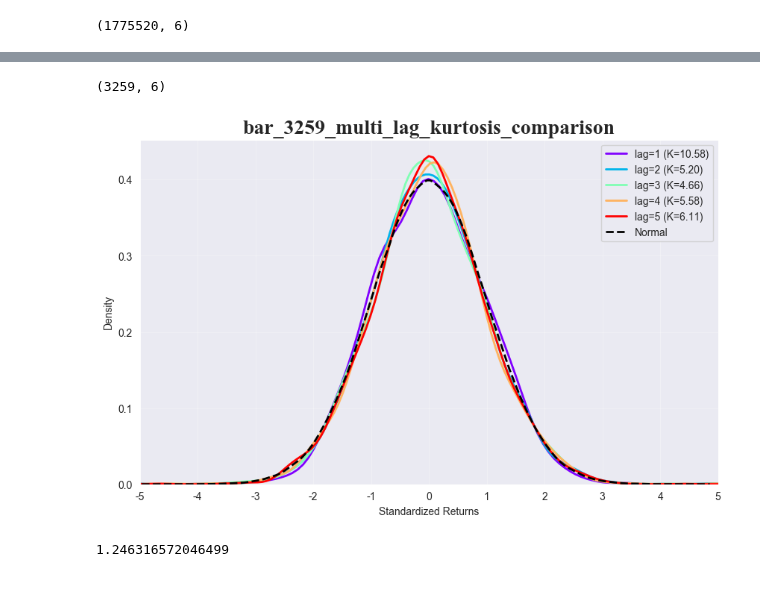
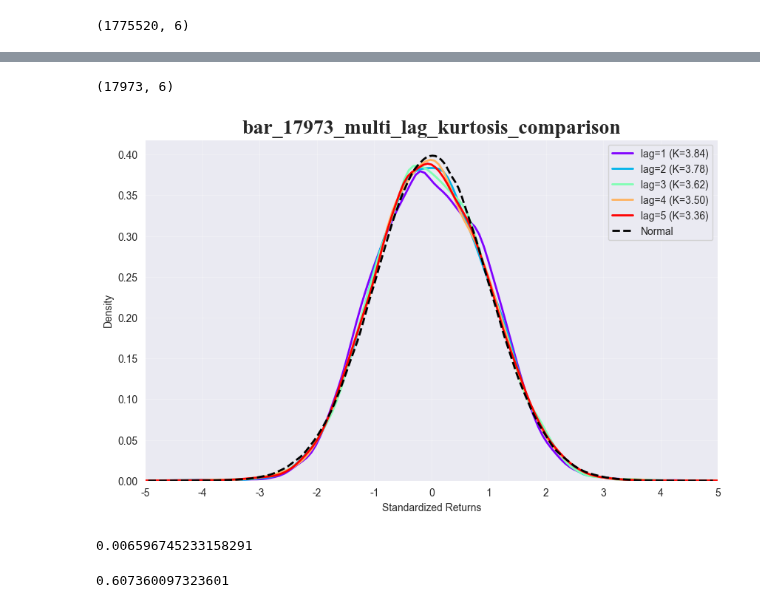
Before and after one commit to ArtiPyHeart/jesse-trade, a Jupyter notebook: Resample_Line_X.ipynb, the cells around one changed output, grey strips where cells are left out. Saved outputs shown, nothing was run; the diff lists cells and outputs as text; code cells hidden in the pictures.

```diff
--- a/Resample_Line_X.ipynb
+++ b/Resample_Line_X.ipynb
@@ -34,19 +35,26 @@ plot_kde(fusion_bar[:, 2], lag=5)
-# %%
-bar_container = DemoBar(max_bars=-1, threshold=2.09)
-bar_container.update_with_candles(candles)
-fusion_bar = bar_container.get_fusion_bars()
-print(fusion_bar.shape)
-
-plot_kde(fusion_bar[:, 2], lag=5)
-# %% [output]
-(3259, 6)
-[figure, removed]
+# %%
+bar_container = DemoV2Bar(clip_r=0.0055, max_bars=-1, threshold=0.47)
+bar_container.update_with_candles(candles)
+fusion_bar = bar_container.get_fusion_bars()
+print(fusion_bar.shape)
+
+plot_kde(fusion_bar[:, 2], lag=5)
+# %% [output]
+(17973, 6)
+[figure, added]
+# %%
+import numpy as np
+
+thres = bar_container.get_thresholds(candles)
+np.mean(thres)
+# %% [output]
+0.006596745233158291
 # %%
 import arrow
 
-36881 / (arrow.get(END) - arrow.get(START)).days / 24
+17973 / (arrow.get(END) - arrow.get(START)).days / 24
 # %% [output]
-1.246316572046499
+0.607360097323601
 # %%
 from pprint import pprint
 from research.hurst_adf_kpss.trend_analyzer import quick_trend_check
```
Also changed, not shown: parts of 2 cells of this notebook, 2 other files.
